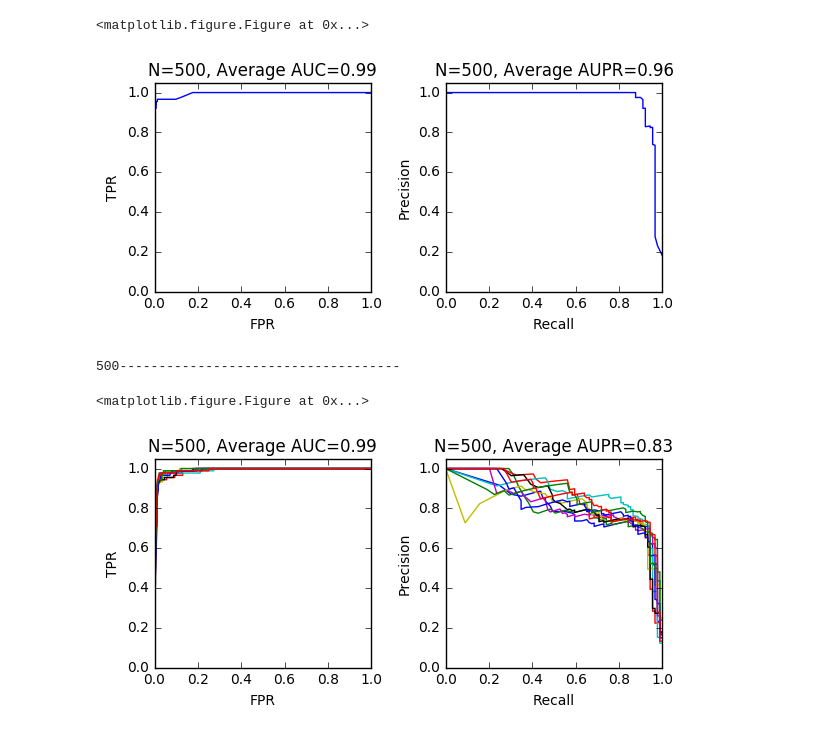
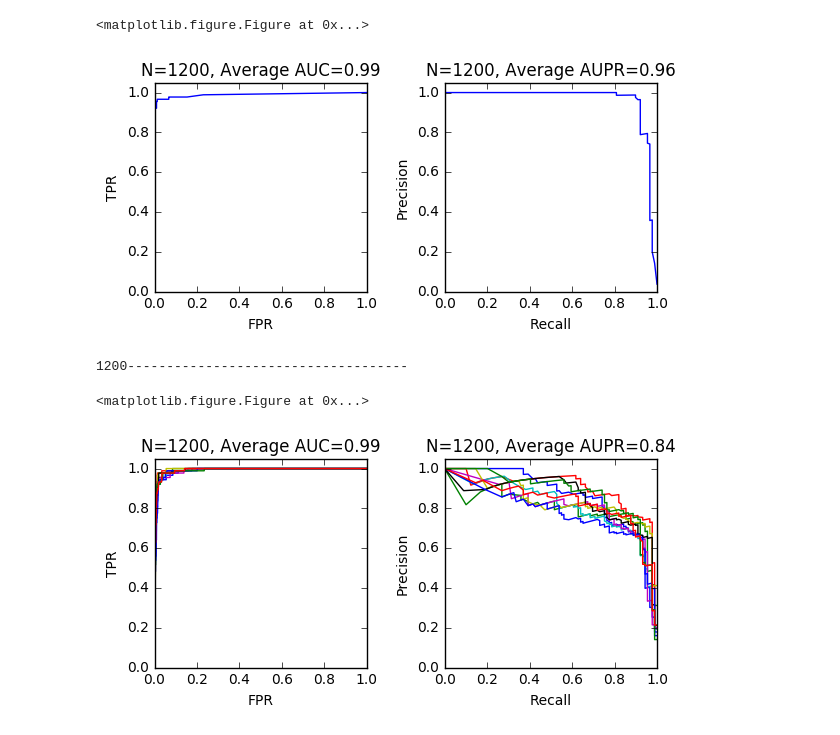
Before and after one commit to cas4070/GIST_project, a Jupyter notebook: Drug_Repositioning/8_new_training/4_PREDICT_descriptor/5_2_RF_indep.ipynb, the cells around one changed output. Saved outputs shown, nothing was run; the diff lists cells and outputs as text; code cells hidden in the pictures.

```diff
--- a/Drug_Repositioning/8_new_training/4_PREDICT_descriptor/5_2_RF_indep.ipynb
+++ b/Drug_Repositioning/8_new_training/4_PREDICT_descriptor/5_2_RF_indep.ipynb
@@ -154,7 +154,7 @@ def write_output(fd, write_results, user_estimator):
 print datetime.now().strftime('%Y-%m-%d %H:%M:%S')
 path = '/home/share/aschoi/nas/users/asolchoi/data/Drug_Repositioning/8_new_training/new_predict/'
 with open(path + "2_RF_indep.txt", 'w') as fd :
-    user_estimator = 500
+    user_estimator = 1200
 
     fd.write("<independent>\r\n")
     folds_results, draw_results, fp_results = Random_Forest_independent_graph(x_whole_data, y_whole_data, indep_x, indep_y, user_estimator)
@@ -181,5 +181,5 @@ print datetime.now().strftime('%Y-%m-%d %H:%M:%S')
 <matplotlib.figure.Figure at 0x...>
-[figure, old version]
+[figure, new version]
-500------------------------------------
+1200------------------------------------
 <matplotlib.figure.Figure at 0x...>
-[figure, old version]
+[figure, new version]
```
Also changed, not shown: parts of 1 cell of this notebook.
